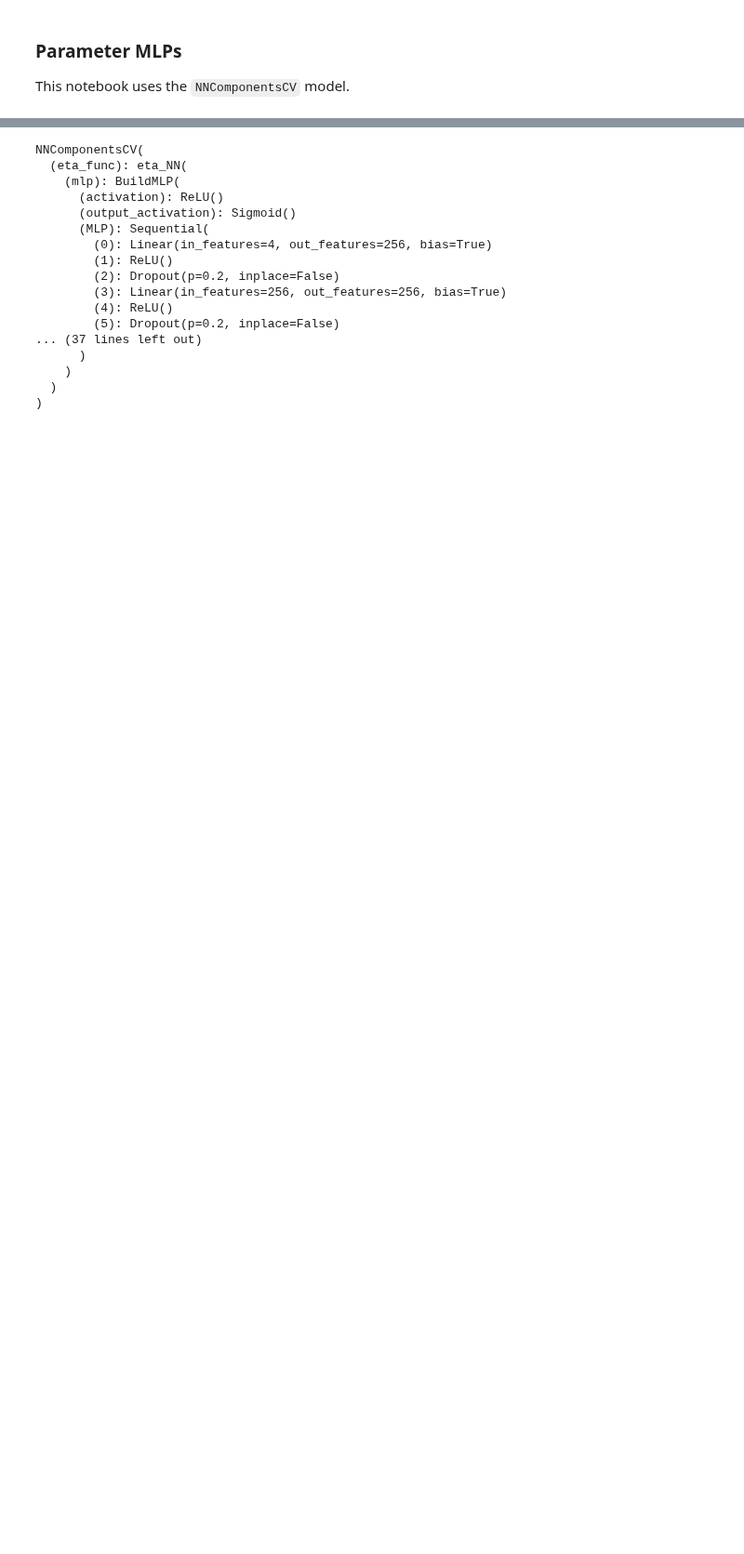
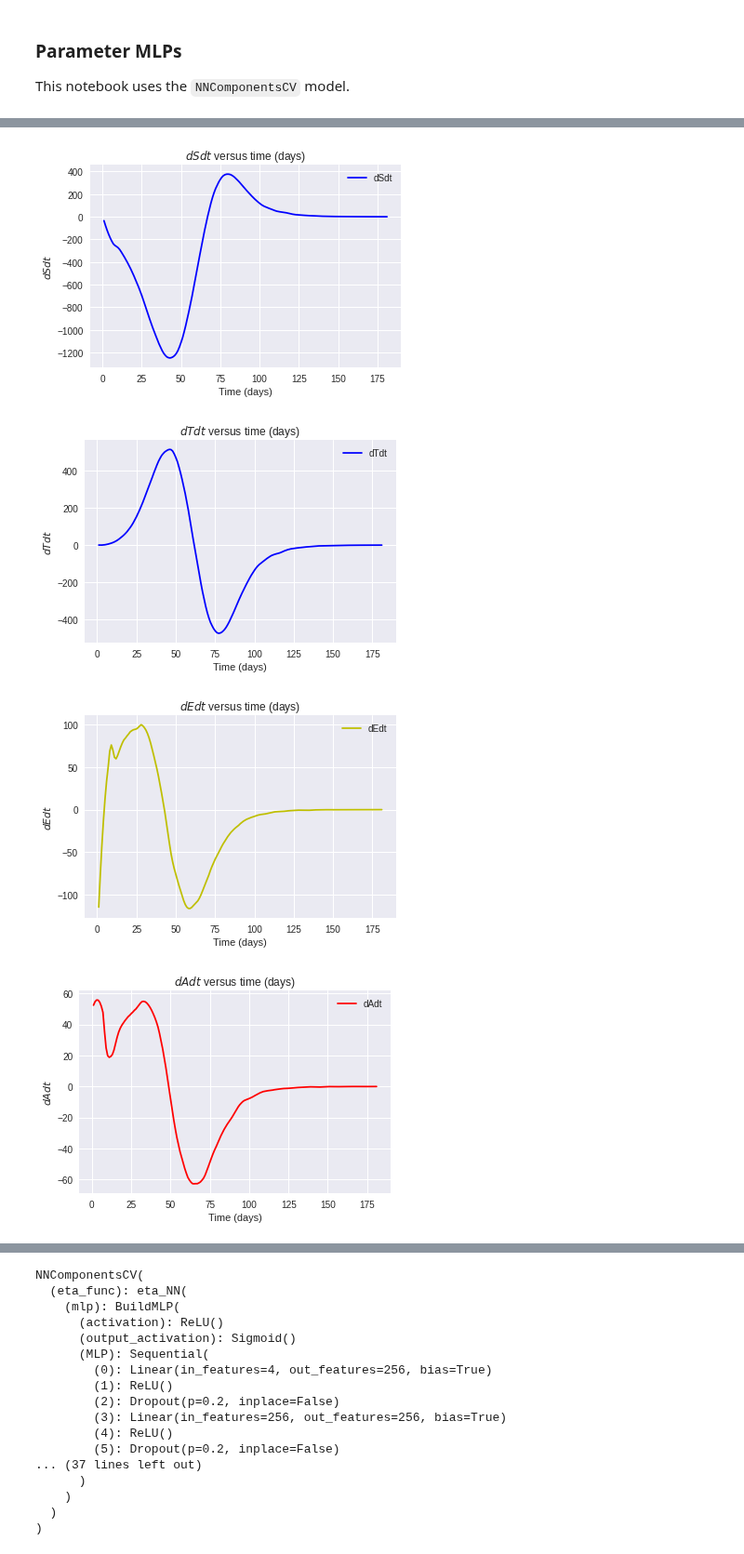
Before and after one commit to abarton51/BINNs_EQL_Covasim, a Jupyter notebook: Notebooks/ParameterNNTraining_denoised.ipynb, the cells around one changed output, grey strips where cells are left out. Shown at 93% size. Drawn from its saved outputs; the diff is of its cells as text; code cells hidden in the pictures; blank space fills up the shorter version.

Commit message:
Upload BINN Notebook changes

```diff
--- a/Notebooks/ParameterNNTraining_denoised.ipynb
+++ b/Notebooks/ParameterNNTraining_denoised.ipynb
@@ -35,7 +35,7 @@ Device set to cuda:0
 # %%
 # instantiate BINN model parameters and path
 path = '../Data/covasim_data/drums_data/'
-population = int(200e3) # 200000, 100000
+population = int(500e3) # 200000, 100000
 test_prob = 0.1
 trace_prob = 0.3
 keep_d = True
@@ -43,10 +43,10 @@ retrain = False
 dynamic = True
 masking = 3
 parallelb = True
-n_runs = 1024
+n_runs = 2048
 chi_type = 'piecewise'
 
-plot = False
+plot = True
 trim = False
 
 case_name = get_case_name(population, test_prob, trace_prob, keep_d, dynamic=dynamic, chi_type=chi_type)
@@ -96,7 +96,9 @@ if dmethod=='cfd':
     ut = to_torch((u_back - u_front) / 2.)
 
 elif dmethod=='savgol':
-    ut = to_torch(savgol_filter(data_smooth, 9, 3, deriv=1, axis=0))[1:N+1,:]
+    window_size = 15
+    degree = 3
+    ut = to_torch(savgol_filter(data_smooth, window_size, degree, deriv=1, axis=0))[1:N+1,:]
 # %%
 # split into train/val and convert to torch
 split = int(0.8*N)
@@ -124,15 +126,15 @@ if plot:
     start_idx = 0
     if trim:
         start_idx = 15
-    dSdt = ut[start_idx:,0].detach()
-    dTdt = ut[start_idx:,1].detach()
-    dEdt = ut[start_idx:,2].detach()
-    dAdt = ut[start_idx:,3].detach()
-    dYdt = ut[start_idx:,4].detach()
-    dDdt = ut[start_idx:,5].detach()
-    dQdt = ut[start_idx:,6].detach()
-    dRdt = ut[start_idx:,7].detach()
-    dFdt = ut[start_idx:,8].detach()
+    dSdt = ut[start_idx:,0].detach().cpu()
+    dTdt = ut[start_idx:,1].detach().cpu()
+    dEdt = ut[start_idx:,2].detach().cpu()
+    dAdt = ut[start_idx:,3].detach().cpu()
+    dYdt = ut[start_idx:,4].detach().cpu()
+    dDdt = ut[start_idx:,5].detach().cpu()
+    dQdt = ut[start_idx:,6].detach().cpu()
+    dRdt = ut[start_idx:,7].detach().cpu()
+    dFdt = ut[start_idx:,8].detach().cpu()
     for i in range(9):
         if i==0:
             plt.title('$dSdt$ versus time (days)')
@@ -140,7 +142,7 @@ if plot:
             plt.xlabel('Time (days)')
             plt.ylabel('$dSdt$')
             plt.legend()
-            # plt.savefig('../Notebooks/figs/drums/derivatives/' + case_name + '_' + str(n_runs) + '_dSdt' + '.png')
+            plt.savefig('../Notebooks/figs/drums/derivatives/' + case_name + '_' + str(n_runs) + '_dSdt_' + str(window_size) + '_' + str(degree) + '.png')
             plt.show()
             plt.close()
         if i==1:
@@ -149,7 +151,7 @@ if plot:
             plt.xlabel('Time (days)')
             plt.ylabel('$dTdt$')
             plt.legend()
-            # plt.savefig('../Notebooks/figs/drums/derivatives/' + case_name + '_' + str(n_runs) + '_dTdt' + '.png')
+            plt.savefig('../Notebooks/figs/drums/derivatives/' + case_name + '_' + str(n_runs) + '_dTdt_' + str(window_size) + '_' + str(degree) + '.png')
             plt.show()
             plt.close()
         if i==2:
@@ -158,7 +160,7 @@ if plot:
             plt.xlabel('Time (days)')
             plt.ylabel('$dEdt$')
             plt.legend()
-            # plt.savefig('../Notebooks/figs/drums/derivatives/' + case_name + '_' + str(n_runs) + '_dEdt' + '.png')
+            plt.savefig('../Notebooks/figs/drums/derivatives/' + case_name + '_' + str(n_runs) + '_dEdt_' + str(window_size) + '_' + str(degree) + '.png')
             plt.show()
             plt.close()
         if i==3:
@@ -167,7 +169,7 @@ if plot:
             plt.xlabel('Time (days)')
             plt.ylabel('$dAdt$')
             plt.legend()
-            # plt.savefig('../Notebooks/figs/drums/derivatives/' + case_name + '_' + str(n_runs) + '_dAdt' + '.png')
+            plt.savefig('../Notebooks/figs/drums/derivatives/' + case_name + '_' + str(n_runs) + '_dAdt_' + str(window_size) + '_' + str(degree) + '.png')
             plt.show()
             plt.close()
         if i==4:
@@ -176,7 +178,7 @@ if plot:
             plt.xlabel('Time (days)')
             plt.ylabel('$dYdt$')
             plt.legend()
-            # plt.savefig('../Notebooks/figs/drums/derivatives/' + case_name + '_' + str(n_runs) + '_dYdt' + '.png')
+            plt.savefig('../Notebooks/figs/drums/derivatives/' + case_name + '_' + str(n_runs) + '_dYdt_' + str(window_size) + '_' + str(degree) + '.png')
             plt.show()
             plt.close()
         if i==5:
@@ -184,34 +186,39 @@ if plot:
             plt.plot(t, dDdt*population, label='dDdt', color='m')
             plt.xlabel('Time (days)')
             plt.ylabel('$dDdt$')
             plt.legend()
-            # plt.savefig('../Notebooks/figs/drums/derivatives/' + case_name + '_' + str(n_runs) + '_dDdt' + '.png')
+            plt.savefig('../Notebooks/figs/drums/derivatives/' + case_name + '_' + str(n_runs) + '_dDdt_' + str(window_size) + '_' + str(degree) + '.png')
             plt.show()
             plt.close()
         if i==6:
             plt.title('$dQdt$ versus time (days)')
             plt.plot(t, dQdt*population, label='dQdt', color='m')
             plt.xlabel('Time (days)')
             plt.ylabel('$dQdt$')
             plt.legend()
-            # plt.savefig('../Notebooks/figs/drums/derivatives/' + case_name + '_' + str(n_runs) + '_dQdt' + '.png')
+            plt.savefig('../Notebooks/figs/drums/derivatives/' + case_name + '_' + str(n_runs) + '_dQdt_' + str(window_size) + '_' + str(degree) + '.png')
             plt.show()
             plt.close()
         if i==7:
             plt.title('$dRdt$ versus time (days)')
             plt.plot(t, dRdt*population, label='dRdt', color='g')
             plt.xlabel('Time (days)')
             plt.ylabel('$dRdt$')
             plt.legend()
-            # plt.savefig('../Notebooks/figs/drums/derivatives/' + case_name + '_' + str(n_runs) + '_dRdt' + '.png')
+            plt.savefig('../Notebooks/figs/drums/derivatives/' + case_name + '_' + str(n_runs) + '_dRdt_' + str(window_size) + '_' + str(degree) + '.png')
             plt.show()
             plt.close()
         if i==8:
             plt.title('$dFdt$ versus time (days)')
             plt.plot(t, dFdt*population, label='dFdt', color='k')
             plt.xlabel('Time (days)')
             plt.ylabel('$dFdt$')
             plt.legend()
-            # plt.savefig('../Notebooks/figs/drums/derivatives/' + case_name + '_' + str(n_runs) + '_dFdt' + '.png')
+            plt.savefig('../Notebooks/figs/drums/derivatives/' + case_name + '_' + str(n_runs) + '_dFdt_' + str(window_size) + '_' + str(degree) + '.png')
             plt.show()
             plt.close()
+# %% [output]
+[figure, added]
+[figure, added]
+[figure, added]
+[figure, added]
```
Also changed, not shown: parts of 7 cells of this notebook, 4 other files.
